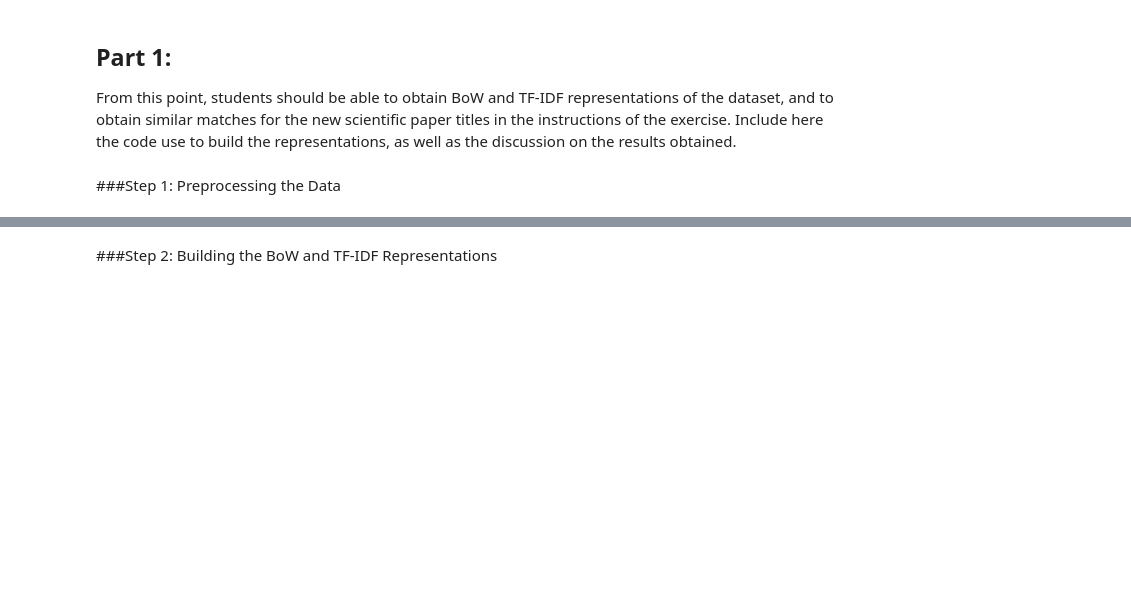
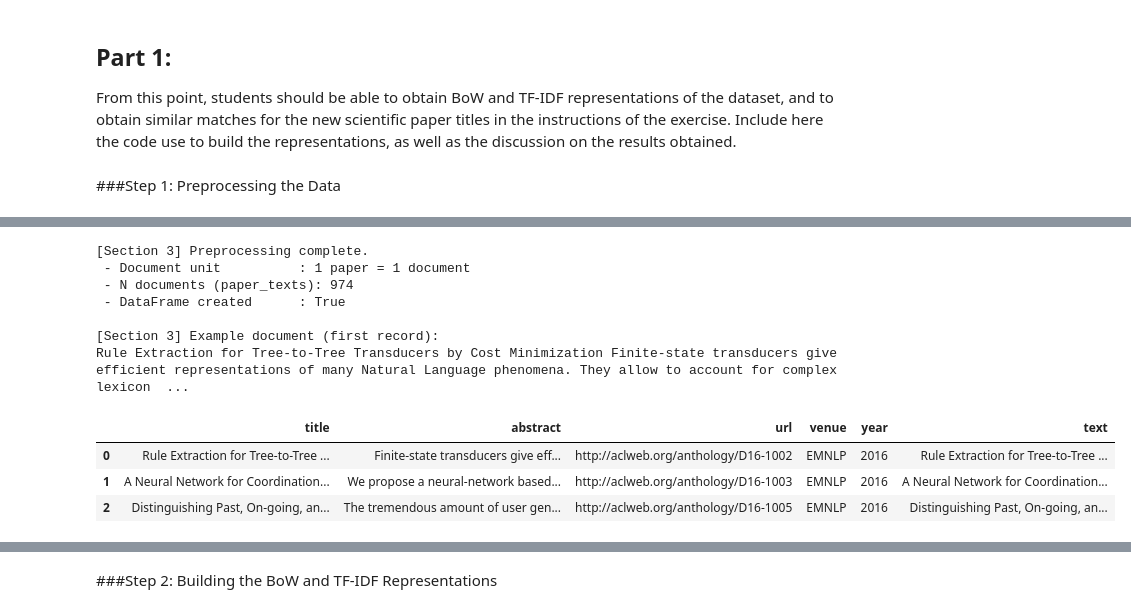
Before and after one commit to cacs2-ua/tpln-practice1, a Jupyter notebook: Vectorized_representations_of_text.ipynb, the cells around one changed output, grey strips where cells are left out. Drawn from its saved outputs; the diff is of its cells as text; code cells hidden in the pictures; blank space fills up the shorter version.

Commit message:
section 3 finished

```diff
--- a/Vectorized_representations_of_text.ipynb
+++ b/Vectorized_representations_of_text.ipynb
@@ -204,0 +300,45 @@ From this point, students should be able to obtain BoW and TF-IDF representation
+# %%
+# =========================
+# Section 3 — Data Preparation for Vectorization (Part 1 – Step 1)
+# =========================
+
+from section3_preprocessing import PrepConfig, build_paper_texts, validate_paper_texts
+
+# Use the variable created in Section 2 (you already set: data = papers)
+records = data  # list of dicts, one paper per record
+
+config = PrepConfig(
+    title_key="title",
+    abstract_key="abstract",
+    joiner=" ",          # MUST be exactly one space
+    make_dataframe=True  # optional, but very useful in a notebook
+)
+
+paper_texts, papers_df = build_paper_texts(records, config=config)
+
+# Robust sanity checks
+N = len(records)
+validate_paper_texts(paper_texts, expected_n=N)
+
+print("[Section 3] Preprocessing complete.")
+print(f" - Document unit          : 1 paper = 1 document")
+print(f" - N documents (paper_texts): {len(paper_texts)}")
+print(f" - DataFrame created      : {papers_df is not None}")
+print("\n[Section 3] Example document (first record):")
+print(paper_texts[0][:400] + ("..." if len(paper_texts[0]) > 400 else ""))
+
+# Optional: quick inspection (keeps later steps easier)
+if papers_df is not None:
+    display(papers_df.head(3))
+# %% [output]
+[Section 3] Preprocessing complete.
+ - Document unit          : 1 paper = 1 document
+ - N documents (paper_texts): 974
+ - DataFrame created      : True
+
+[Section 3] Example document (first record):
+Rule Extraction for Tree-to-Tree Transducers by Cost Minimization Finite-state transducers give efficient representations of many Natural Language phenomena. They allow to account for complex lexicon  ...
+|  | title | abstract | url | venue | year | text |
+| 0 | Rule Extraction for Tree-to-Tree ... | Finite-state transducers give eff... | http://aclweb.org/anthology/D16-1002 | EMNLP | 2016 | Rule Extraction for Tree-to-Tree ... |
+| 1 | A Neural Network for Coordination... | We propose a neural-network based... | http://aclweb.org/anthology/D16-1003 | EMNLP | 2016 | A Neural Network for Coordination... |
+| 2 | Distinguishing Past, On-going, an... | The tremendous amount of user gen... | http://aclweb.org/anthology/D16-1005 | EMNLP | 2016 | Distinguishing Past, On-going, an... |
```
Also changed, not shown: parts of 4 cells of this notebook, 2 other files.
